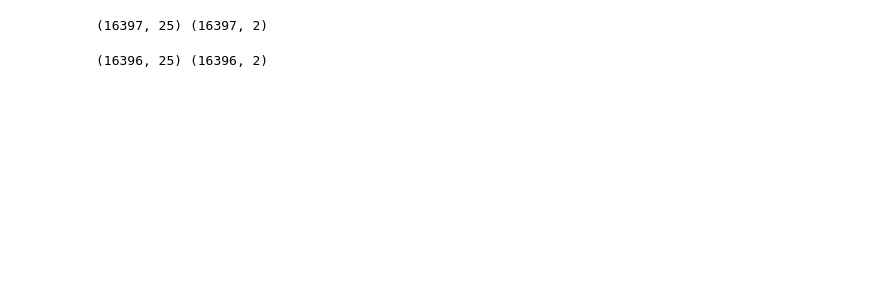
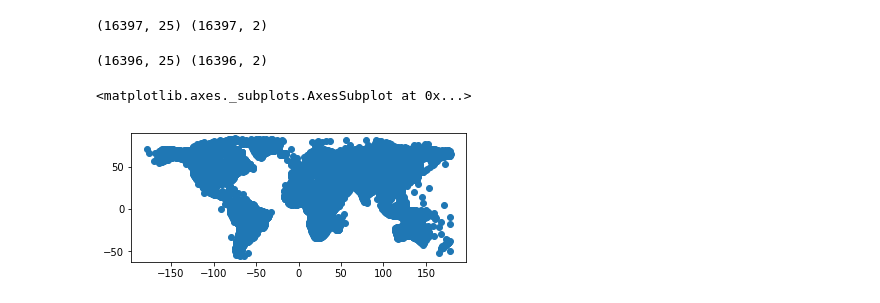
Before and after one commit to wri/Aqueduct30Docker, a Jupyter notebook: notebooks/testing/Y2017M10D09_RH_create_Line_Shape_File_V01.ipynb, the cells around one changed output. Drawn from its saved outputs; the diff is of its cells as text; code cells hidden in the pictures; blank space fills up the shorter version.

```diff
--- a/notebooks/testing/Y2017M10D09_RH_create_Line_Shape_File_V01.ipynb
+++ b/notebooks/testing/Y2017M10D09_RH_create_Line_Shape_File_V01.ipynb
@@ -74,4 +74,4 @@ gdfOut['geometry'] = gdf.geometry.centroid
 # %%
-df["centroid_x"] = gdfOut.geometry.x
+gdf["centroid_x"] = gdf.geometry.x
 # %%
-df["centroid_y"] = gdfOut.geometry.y
+gdf["centroid_y"] = gdf.geometry.y
@@ -77,0 +84,5 @@ df["centroid_y"] = gdfOut.geometry.y
+# %%
+gdf.plot()
+# %% [output]
+<matplotlib.axes._subplots.AxesSubplot at 0x...>
+[figure, added]
```
Also changed, not shown: parts of 45 cells of this notebook, 1 other file.
